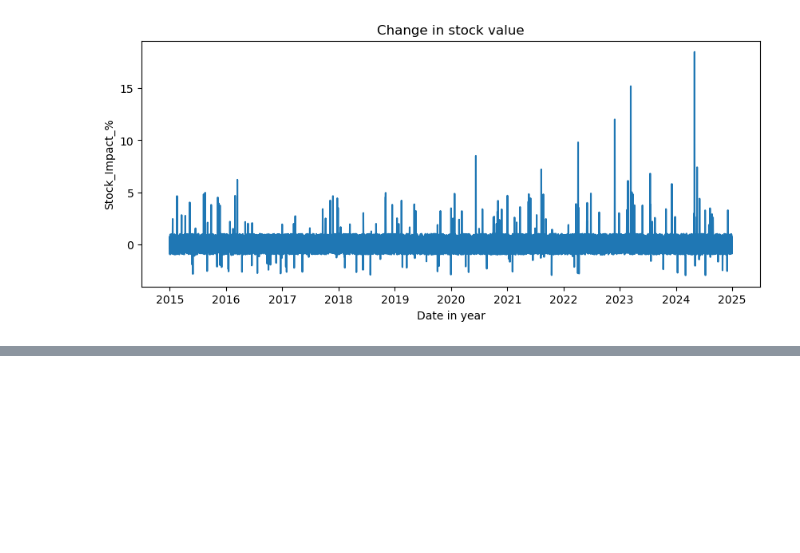
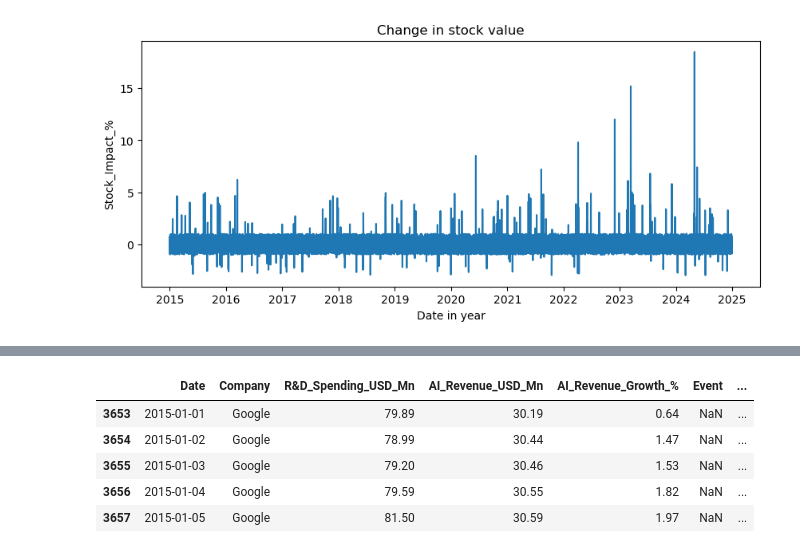
Before and after one commit to abdullahkhan-10/Python-Complete-Course, a Jupyter notebook: Python Projects/Intermediate Projects/3_financial_data.ipynb, the cells around one changed output, grey strips where cells are left out. Saved outputs shown, nothing was run; the diff lists cells and outputs as text; code cells hidden in the pictures; blank space fills up the shorter version.

```diff
--- a/Python Projects/Intermediate Projects/3_financial_data.ipynb
+++ b/Python Projects/Intermediate Projects/3_financial_data.ipynb
@@ -236,0 +272,11 @@ plt.show()
+# %%
+google_data = financial_data[financial_data["Company"] == "Google"]
+
+google_data.head()
+# %% [output]
+|  | Date | Company | R&D_Spending_USD_Mn | AI_Revenue_USD_Mn | AI_Revenue_Growth_% | Event | ... |
+| 3653 | 2015-01-01 | Google | 79.89 | 30.19 | 0.64 | NaN | ... |
+| 3654 | 2015-01-02 | Google | 78.99 | 30.44 | 1.47 | NaN | ... |
+| 3655 | 2015-01-03 | Google | 79.20 | 30.46 | 1.53 | NaN | ... |
+| 3656 | 2015-01-04 | Google | 79.59 | 30.55 | 1.82 | NaN | ... |
+| 3657 | 2015-01-05 | Google | 81.50 | 30.59 | 1.97 | NaN | ... |
```
Also changed, not shown: parts of 7 cells of this notebook.
